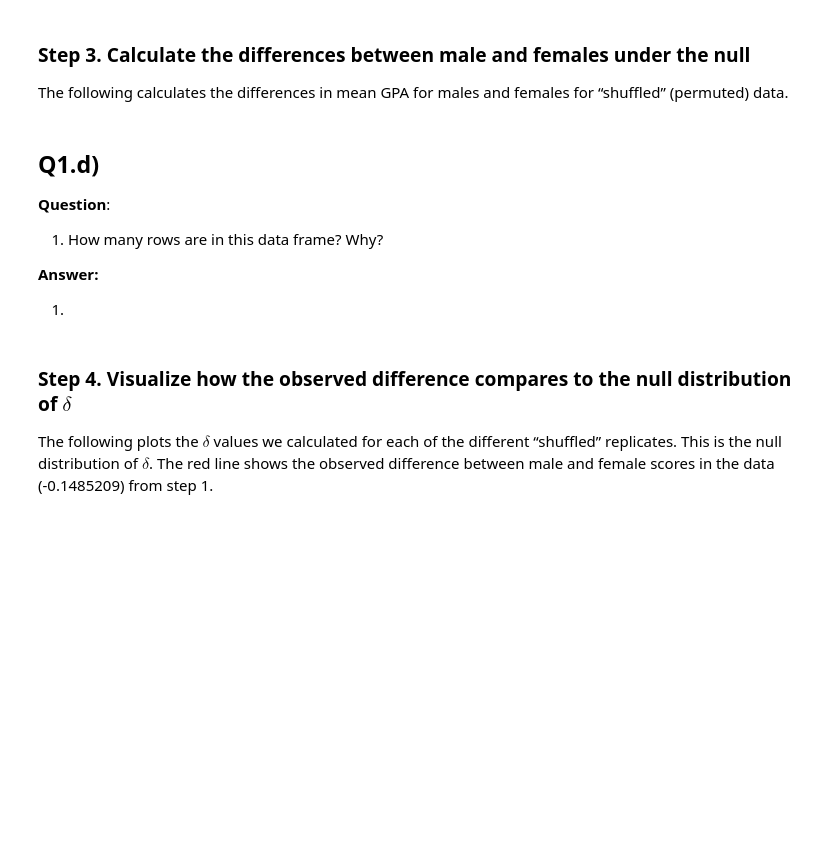
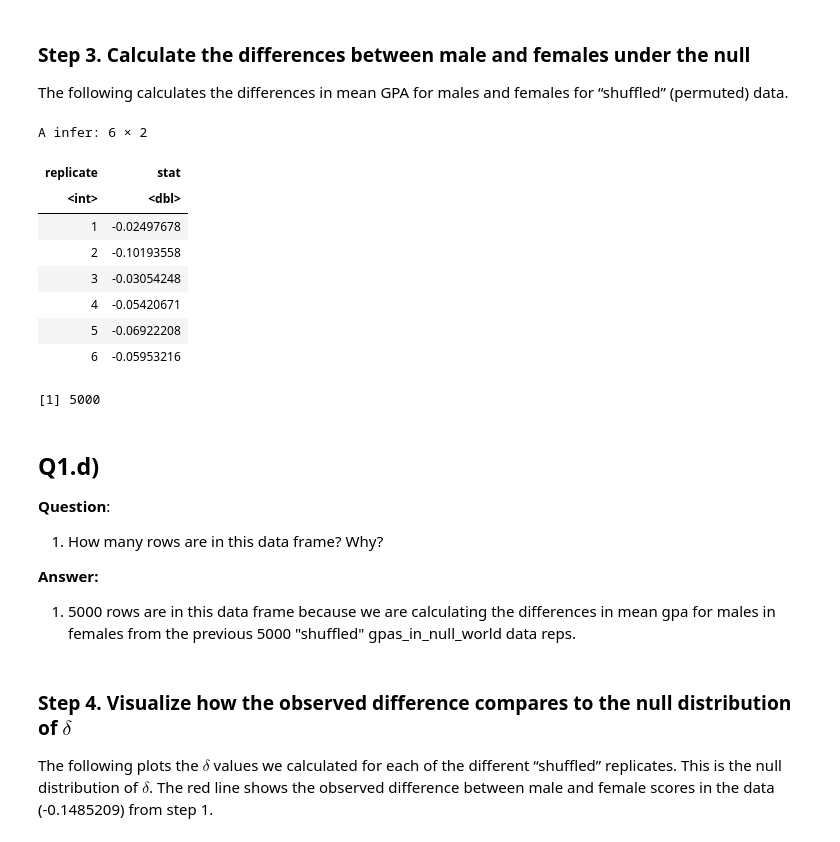
Before and after one commit to UNC-DATA-730/unit-9-assignment-dlee002, a Jupyter notebook: assignment9.ipynb, the cells around one changed output. Saved outputs shown, nothing was run; the diff lists cells and outputs as text; code cells hidden in the pictures; blank space fills up the shorter version.

```diff
--- a/assignment9.ipynb
+++ b/assignment9.ipynb
@@ -189,9 +210,22 @@ females for “shuffled” (permuted) data.
 # %%
 gpa_diff_under_null = gpas_in_null_world |>
   calculate(stat = "diff in means", order = c("Female", "Male"))
 
 gpa_diff_under_null |>
   head()
+
+nrow(gpa_diff_under_null)
+# %% [output]
+A infer: 6 × 2
+| replicate | stat |
+| <int> | <dbl> |
+| 1 | -0.02497678 |
+| 2 | -0.10193558 |
+| 3 | -0.03054248 |
+| 4 | -0.05420671 |
+| 5 | -0.06922208 |
+| 6 | -0.05953216 |
+[1] 5000
 # %% [markdown]
 ## Q1.d)
 
@@ -201,7 +235,7 @@ gpa_diff_under_null |>
 
 **Answer:**
 
-1.
+1.  5000 rows are in this data frame because we are calculating the differences in mean gpa for males in females from the previous  5000 "shuffled" gpas_in_null_world data reps.
 # %% [markdown]
 ### Step 4. Visualize how the observed difference compares to the null distribution of $\delta$
 
```
Also changed, not shown: parts of 20 cells of this notebook.
